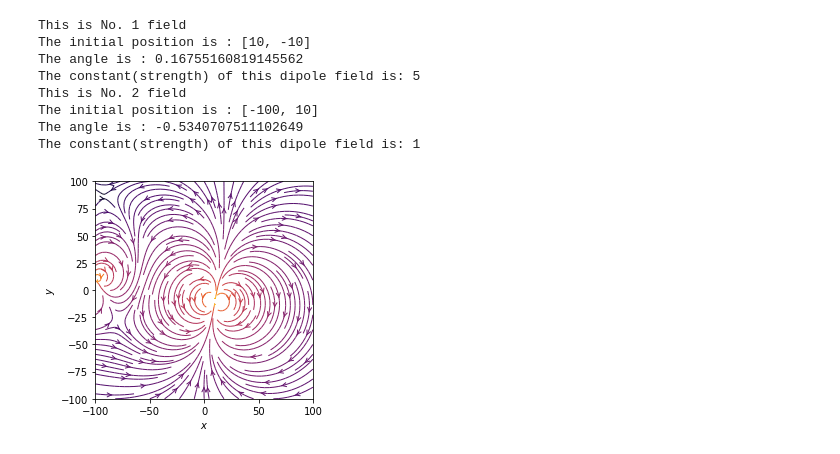
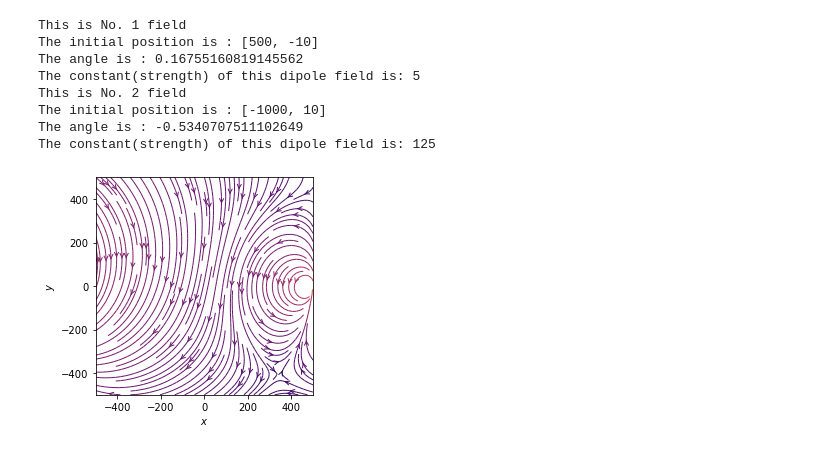
Before and after one commit to donglai96/simple-test-pinn, a Jupyter notebook: test_dfield.ipynb, the cells around one changed output. Saved outputs shown, nothing was run; the diff lists cells and outputs as text; code cells hidden in the pictures.

```diff
--- a/test_dfield.ipynb
+++ b/test_dfield.ipynb
@@ -4,52 +4,52 @@ import dfield_generator as dg
 import matplotlib.pyplot as plt
 from matplotlib.patches import Circle
 
-nx, ny = 100, 100
-XMAX, YMAX = 100, 100
+nx, ny = 500, 500
+XMAX, YMAX = 500, 500
 x = np.linspace(-XMAX, XMAX, nx)
 y = np.linspace(-YMAX, YMAX, ny)
 X, Y = np.meshgrid(x, y)
 
 
 
-polar1 = dg.DipoleMoment(name = 1, position = [10,-10],
+polar1 = dg.DipoleMoment(name = 1, position = [500,-10],
                          alpha= np.radians(9.6),
                          B0 = 5)
 
-polar2 = dg.DipoleMoment(name = 2, position = [-100,10],
+polar2 = dg.DipoleMoment(name = 2, position = [-1000,10],
                          alpha= np.radians(-30.6),
-                         B0 = 1)
+                         B0 =125)
 
 
 
 Bx_1, By_1 = polar1.get_field(X,Y)
 
 
 Bx_2, By_2 = polar2.get_field(X,Y)
 Bx, By = Bx_1 + Bx_2, By_1 + By_2
 
 
 fig, ax = plt.subplots()
 
 # Plot the streamlines with an appropriate colormap and arrow style
 color = 2 * np.log(np.hypot(Bx, By))
 ax.streamplot(x, y, Bx, By, color=color, linewidth=1, cmap=plt.cm.inferno,
               density=1.5, arrowstyle='->', arrowsize=1)
 
 
 ax.set_xlabel('$x$')
 ax.set_ylabel('$y$')
 ax.set_xlim(-XMAX, XMAX)
 ax.set_ylim(-YMAX, YMAX)
 ax.set_aspect('equal')
 plt.show()
 # %% [output]
 This is No. 1 field
-The initial position is : [10, -10]
+The initial position is : [500, -10]
 The angle is : 0.16755160819145562
 The constant(strength) of this dipole field is: 5
 This is No. 2 field
-The initial position is : [-100, 10]
+The initial position is : [-1000, 10]
 The angle is : -0.5340707511102649
-The constant(strength) of this dipole field is: 1
+The constant(strength) of this dipole field is: 125
-[figure, old version]
+[figure, new version]
```
Also changed, not shown: parts of 2 cells of this notebook, 1 other file.
